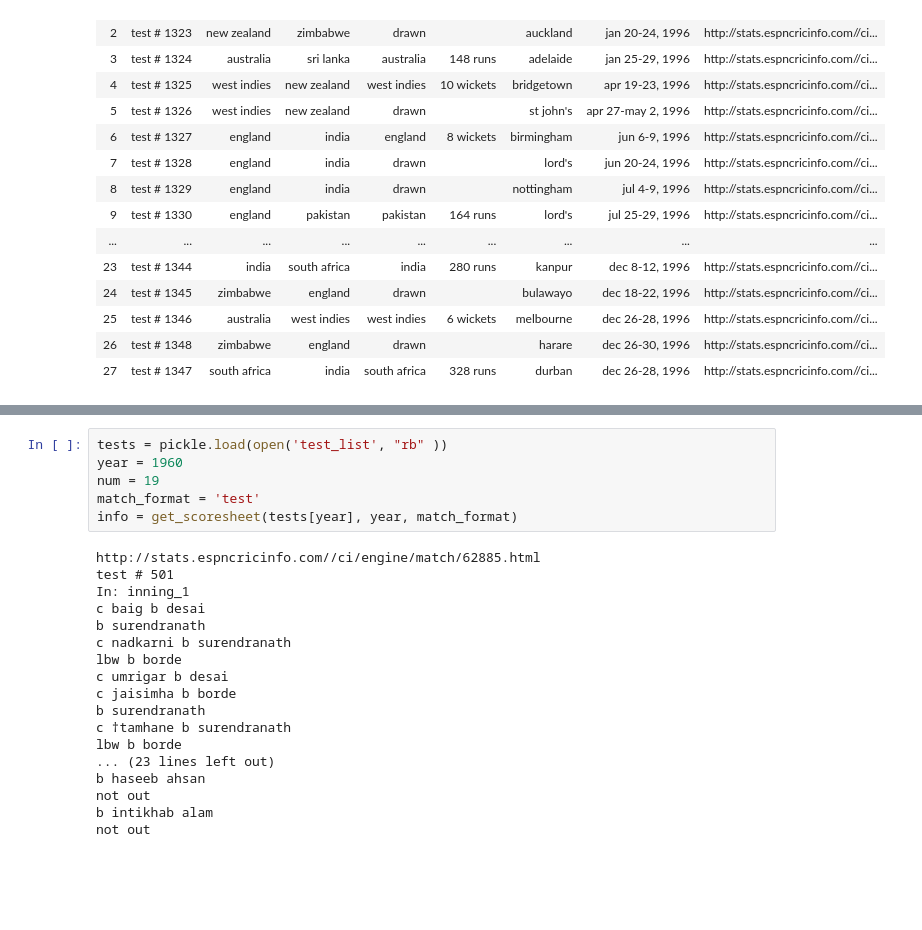
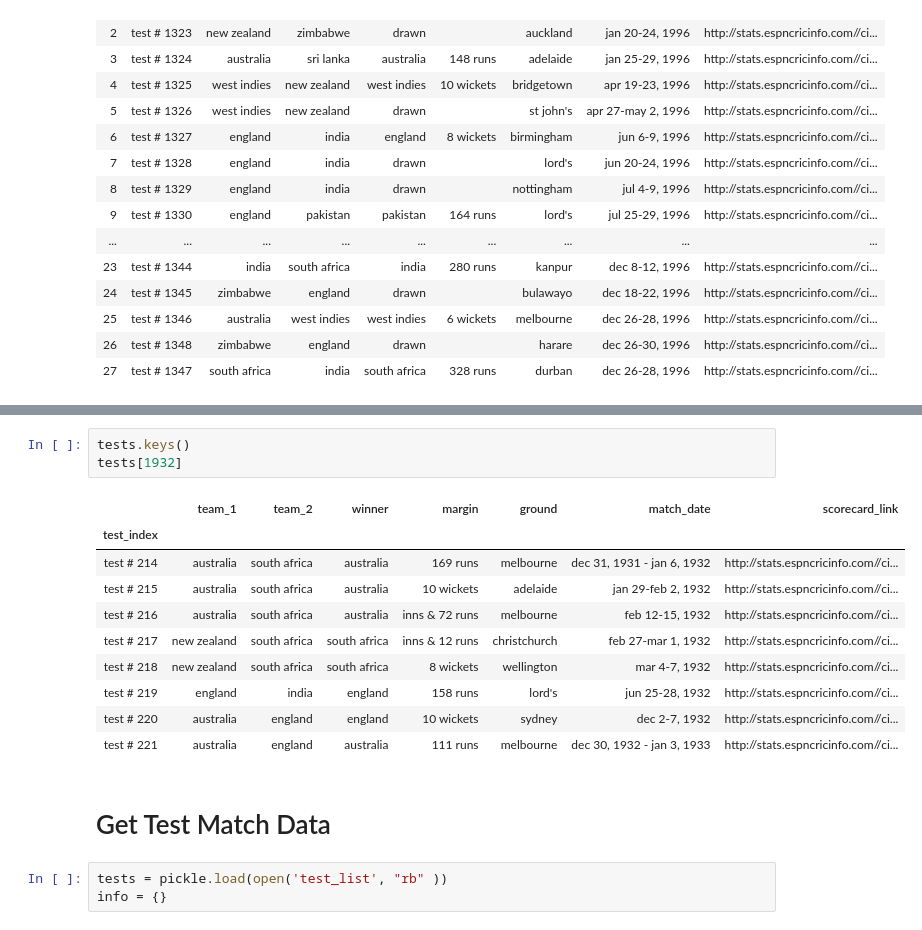
Before and after one commit to ronsg83/Cricanalytics, a Jupyter notebook: Cricket_data_2.ipynb, the cells around one changed output, grey strips where cells are left out. Drawn from its saved outputs; the diff is of its cells as text; blank space fills up the shorter version.

```diff
--- a/Cricket_data_2.ipynb
+++ b/Cricket_data_2.ipynb
@@ -470,24 +482,19 @@ Wall time: 34.8 µs
+# %%
+tests.keys()
+tests[1932]
+# %% [output]
+|  | team_1 | team_2 | winner | margin | ground | match_date | scorecard_link |
+| test_index |  |  |  |  |  |  |  |
+| test # 214 | australia | south africa | australia | 169 runs | melbourne | dec 31, 1931 - jan 6, 1932 | http://stats.espncricinfo.com//ci... |
+| test # 215 | australia | south africa | australia | 10 wickets | adelaide | jan 29-feb 2, 1932 | http://stats.espncricinfo.com//ci... |
+| test # 216 | australia | south africa | australia | inns & 72 runs | melbourne | feb 12-15, 1932 | http://stats.espncricinfo.com//ci... |
+| test # 217 | new zealand | south africa | south africa | inns & 12 runs | christchurch | feb 27-mar 1, 1932 | http://stats.espncricinfo.com//ci... |
+| test # 218 | new zealand | south africa | south africa | 8 wickets | wellington | mar 4-7, 1932 | http://stats.espncricinfo.com//ci... |
+| test # 219 | england | india | england | 158 runs | lord's | jun 25-28, 1932 | http://stats.espncricinfo.com//ci... |
+| test # 220 | australia | england | england | 10 wickets | sydney | dec 2-7, 1932 | http://stats.espncricinfo.com//ci... |
+| test # 221 | australia | england | australia | 111 runs | melbourne | dec 30, 1932 - jan 3, 1933 | http://stats.espncricinfo.com//ci... |
+# %% [markdown]
+# Get Test Match Data
 # %%
 tests = pickle.load(open('test_list', "rb" ))
-year = 1960
-num = 19
-match_format = 'test'
-info = get_scoresheet(tests[year], year, match_format)
+info = {}
-# %% [output]
-http://stats.espncricinfo.com//ci/engine/match/62885.html
-test # 501
-In: inning_1
-c baig b desai
-b surendranath
-c nadkarni b surendranath
-lbw b borde
-c umrigar b desai
-c jaisimha b borde
-b surendranath
-c †tamhane b surendranath
-lbw b borde
-... (23 lines left out)
-b haseeb ahsan
-not out
-b intikhab alam
-not out
```
Also changed, not shown: parts of 12 cells of this notebook, 2 other files.
